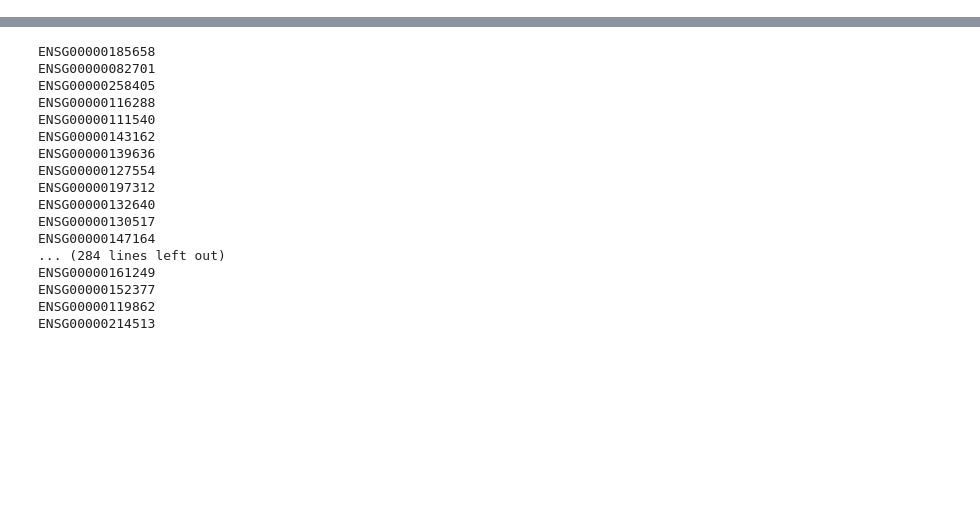
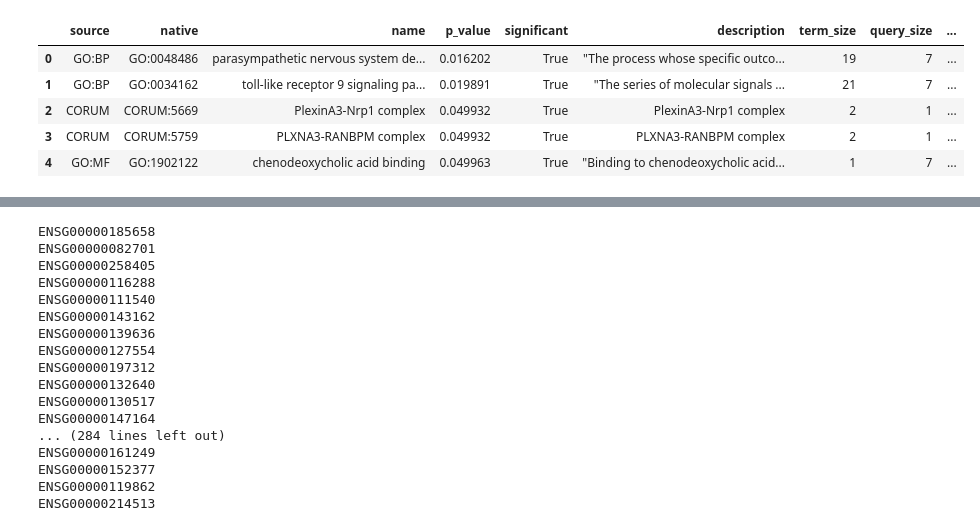
Before and after one commit to matthewdbradley/alternet_fork, a Jupyter notebook: src/alternet/tutorials/network_analysis.ipynb, the cells around one changed output, grey strips where cells are left out. Cells and saved outputs as stored; diff of their text form; code cells hidden in the pictures; blank space fills up the shorter version.

```diff
--- a/src/alternet/tutorials/network_analysis.ipynb
+++ b/src/alternet/tutorials/network_analysis.ipynb
@@ -3,3 +4,16 @@ import pandas as pd
+# %%
+from gprofiler import GProfiler
+
+gp = GProfiler(return_dataframe=True)
+gp.profile(organism='hsapiens',
+            query=['NR1H4','TRIP12','UBC','FCRL3','PLXNA3','GDNF','VPS11'])
+# %% [output]
+|  | source | native | name | p_value | significant | description | term_size | query_size | ... |
+| 0 | GO:BP | GO:0048486 | parasympathetic nervous system de... | 0.016202 | True | "The process whose specific outco... | 19 | 7 | ... |
+| 1 | GO:BP | GO:0034162 | toll-like receptor 9 signaling pa... | 0.019891 | True | "The series of molecular signals ... | 21 | 7 | ... |
+| 2 | CORUM | CORUM:5669 | PlexinA3-Nrp1 complex | 0.049932 | True | PlexinA3-Nrp1 complex | 2 | 1 | ... |
+| 3 | CORUM | CORUM:5759 | PLXNA3-RANBPM complex | 0.049932 | True | PLXNA3-RANBPM complex | 2 | 1 | ... |
+| 4 | GO:MF | GO:1902122 | chenodeoxycholic acid binding | 0.049963 | True | "Binding to chenodeoxycholic acid... | 1 | 7 | ... |
 # %%
 condi = 'NF'
 #NF_isoform_unique = pd.read_csv(f"/data/bionets/og86asub/alternet-project/alternet-manuscript/results/{condi}_DCM_canonical.tsv")
```
Also changed, not shown: parts of 6 cells of this notebook, 6 other files.
